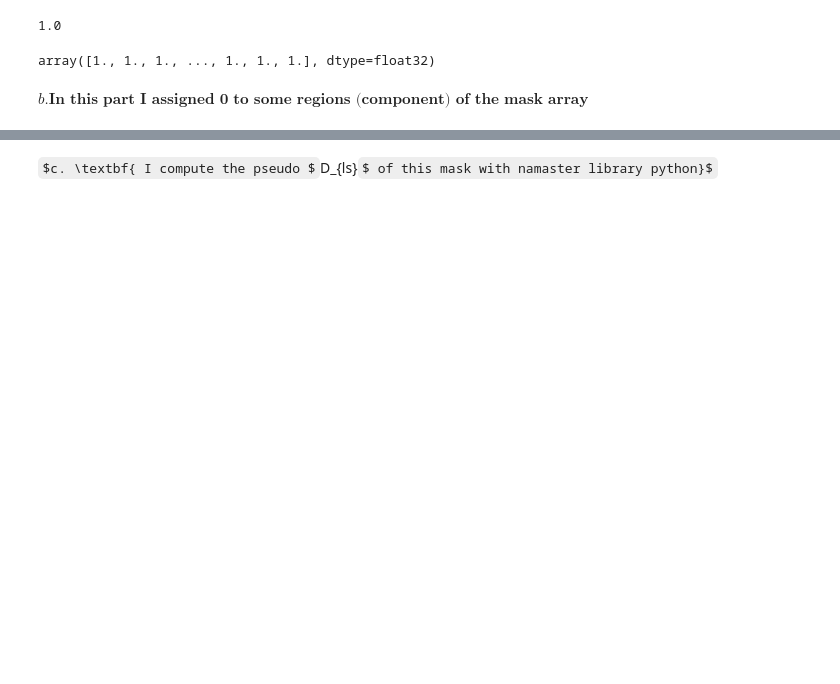
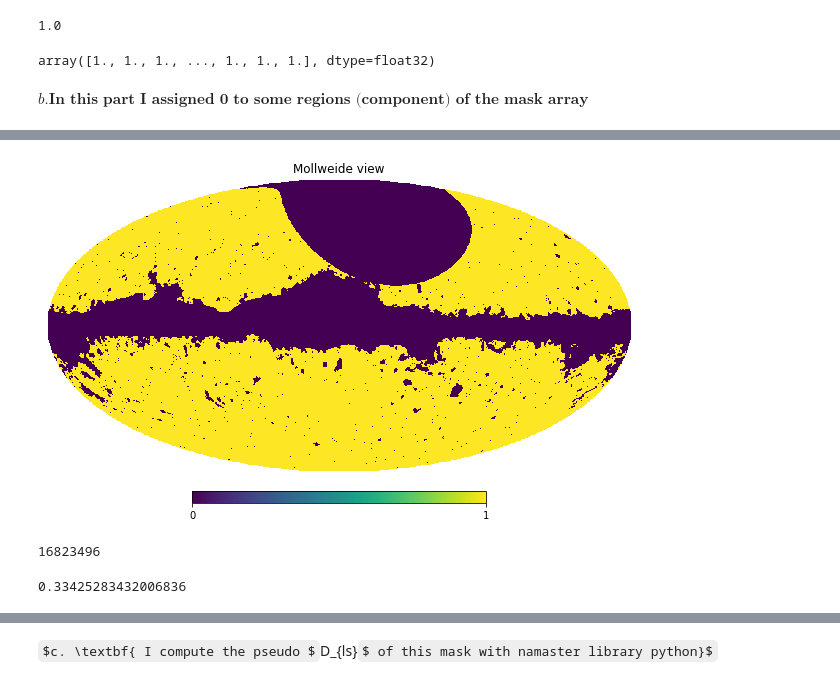
Before and after one commit to Augustocmb/cmblss, a Jupyter notebook: code/cmblss-main/mask_code.ipynb, the cells around one changed output, grey strips where cells are left out. Saved outputs shown, nothing was run; the diff lists cells and outputs as text; code cells hidden in the pictures; some formulas as TeX source; blank space fills up the shorter version.

```diff
--- a/code/cmblss-main/mask_code.ipynb
+++ b/code/cmblss-main/mask_code.ipynb
@@ -66,0 +132,3 @@ for j in np.arange(0, 250000,1):
+# %%
+# Read the mask
+mask3=hp.read_map('/home/augusto/cmblss/data/COM_Mask_CMB-common-Mask-Int_2048_R3.00.fits')
@@ -66,0 +142,26 @@ for j in np.arange(0, 250000,1):
+# %%
+# I assing zeros to the another region to the mask
+ipix_disc = hp.query_disc(nside=2048, vec=vec, radius=np.radians(40))
+mask3[ipix_disc]=0
+# %%
+hp.mollview(mask3)
+# %% [output]
+[figure, added]
+# %%
+# Number of zeros
+# how many zeros there are in the mask
+i = 0 # count
+for d in np.arange(0,50331648,1):
+    if (mask3[d]==0):
+        i= i+1
+
+i
+# %% [output]
+16823496
+# %%
+# Percentage of the areas
+n2 =  16823496
+nt = len(mask3)
+n2/nt
+# %% [output]
+0.33425283432006836
```
Also changed, not shown: parts of 90 cells of this notebook.
